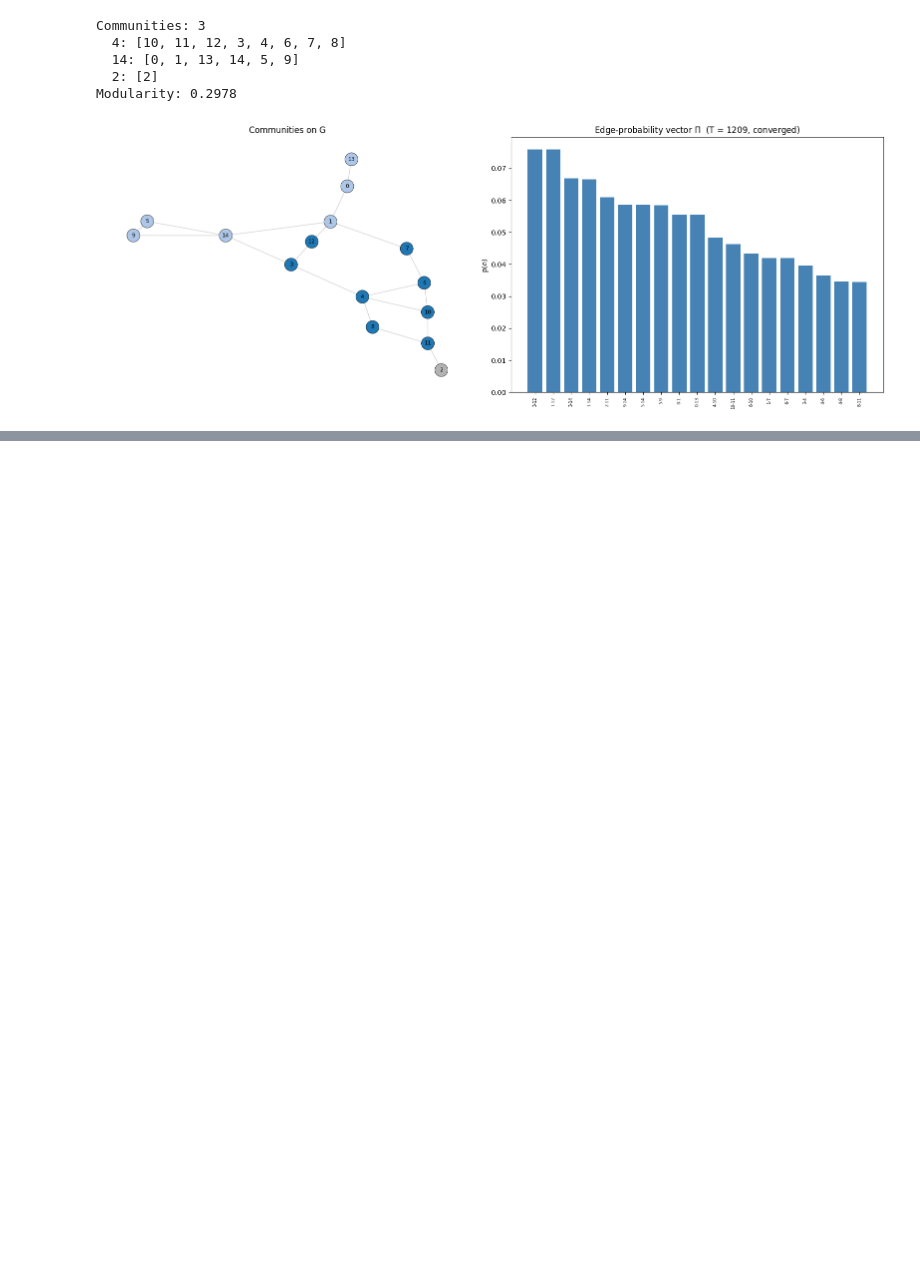
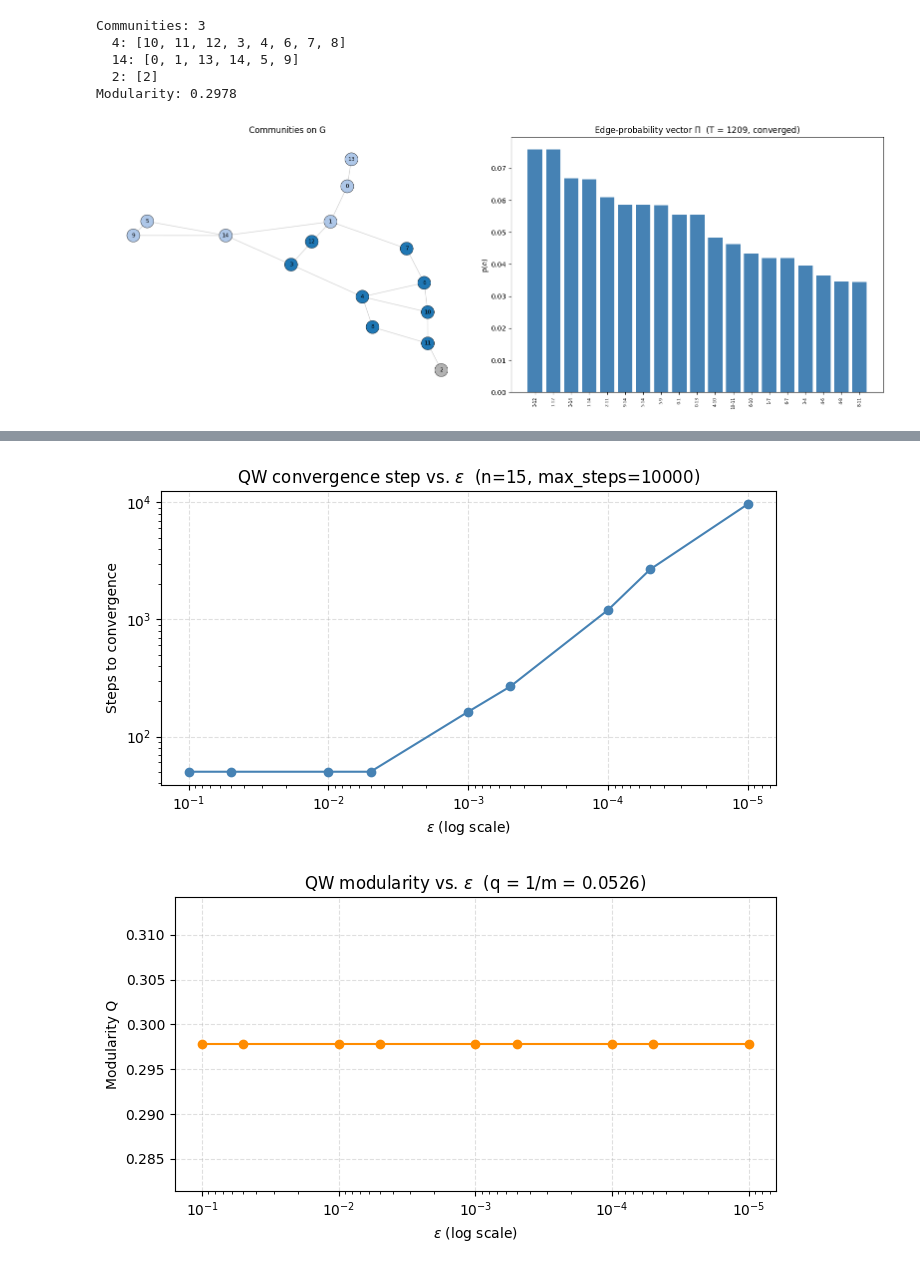
Before and after one commit to joaomartins06/Layer-Variational-Quantum-Eigensolver, a Jupyter notebook: notebooks/qw_vs_lvqe3.ipynb, the cells around one changed output, grey strips where cells are left out. Saved outputs shown, nothing was run; the diff lists cells and outputs as text; code cells hidden in the pictures; blank space fills up the shorter version.

```diff
--- a/notebooks/qw_vs_lvqe3.ipynb
+++ b/notebooks/qw_vs_lvqe3.ipynb
@@ -142,0 +179,28 @@ Modularity: 0.2978
+# %%
+# Plot: convergence step vs. epsilon
+fig, ax = plt.subplots(figsize=(7, 4))
+ax.plot(eps_values, eps_steps, marker="o", color="steelblue")
+ax.set_yscale("log")
+ax.set_xscale("log")
+ax.invert_xaxis()
+ax.set_xlabel(r"$\epsilon$ (log scale)")
+ax.set_ylabel("Steps to convergence")
+ax.set_title(f"QW convergence step vs. $\\epsilon$  (n={G.number_of_nodes()}, max_steps=10000)")
+ax.grid(True, linestyle="--", alpha=0.4)
+plt.tight_layout()
+plt.show()
+
+# Plot: modularity vs. epsilon
+fig, ax = plt.subplots(figsize=(7, 4))
+ax.plot(eps_values, eps_modularity, marker="o", color="darkorange")
+ax.set_xscale("log")
+ax.invert_xaxis()
+ax.set_xlabel(r"$\epsilon$ (log scale)")
+ax.set_ylabel("Modularity Q")
+ax.set_title(f"QW modularity vs. $\\epsilon$  (q = 1/m = {q_default:.4f})")
+ax.grid(True, linestyle="--", alpha=0.4)
+plt.tight_layout()
+plt.show()
+# %% [output]
+[figure, added]
+[figure, added]
```
Also changed, not shown: parts of 2 cells of this notebook, 8 other files.
